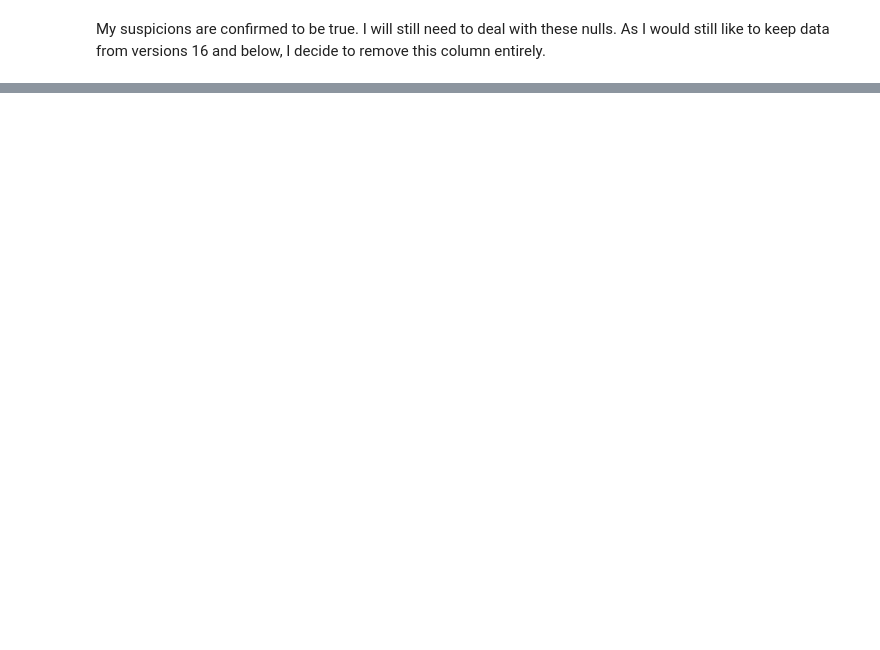
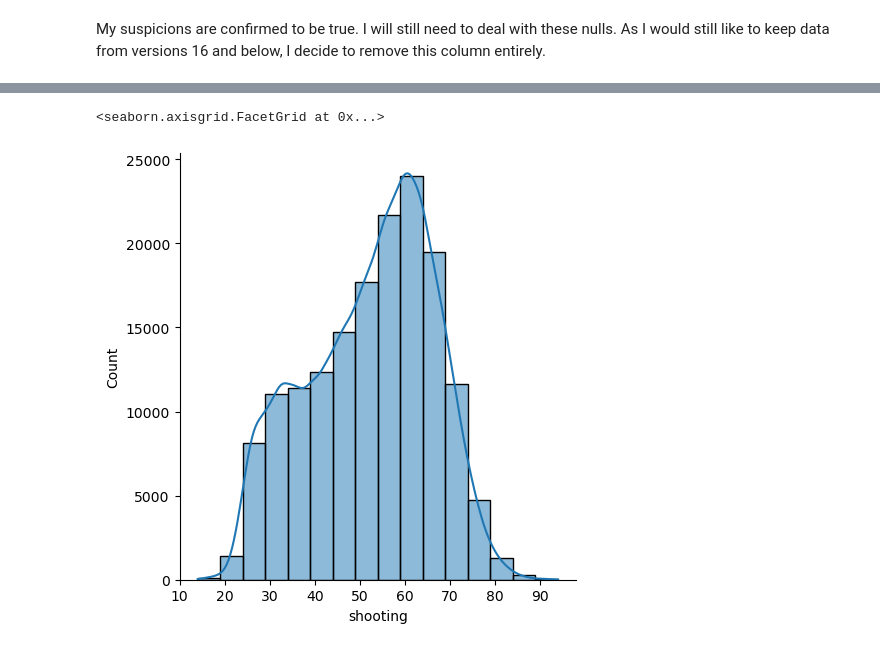
Before and after one commit to ish10k/footballer-wage-prediction, a Jupyter notebook: footballer-wage-prediction.ipynb, the cells around one changed output, grey strips where cells are left out. Cells and saved outputs as stored; diff of their text form; code cells hidden in the pictures; blank space fills up the shorter version.

```diff
--- a/footballer-wage-prediction.ipynb
+++ b/footballer-wage-prediction.ipynb
@@ -575,0 +434,5 @@ sns.pairplot(
+# %%
+sns.displot(df, x='shooting', binwidth=5, kde=True)
+# %% [output]
+<seaborn.axisgrid.FacetGrid at 0x...>
+[figure, added]
```
Also changed, not shown: parts of 64 cells of this notebook, 1 other file.
